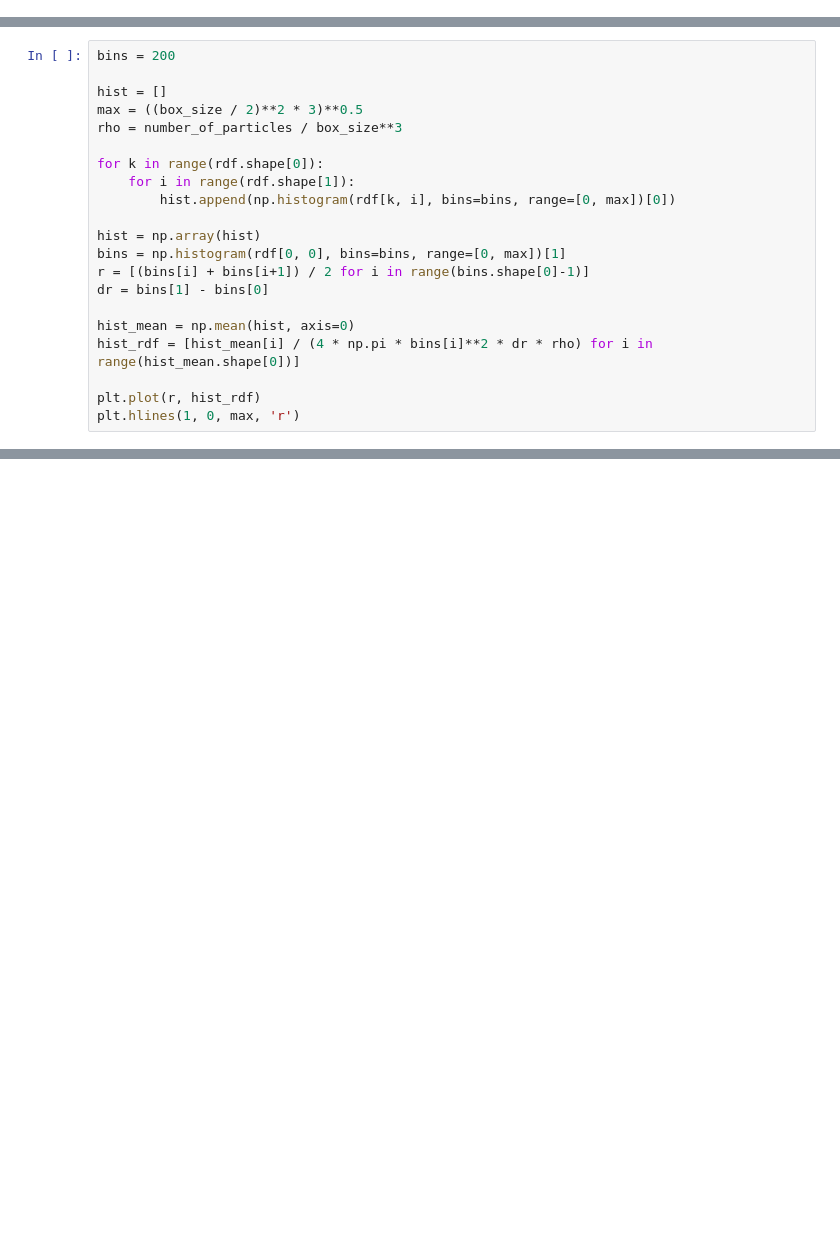
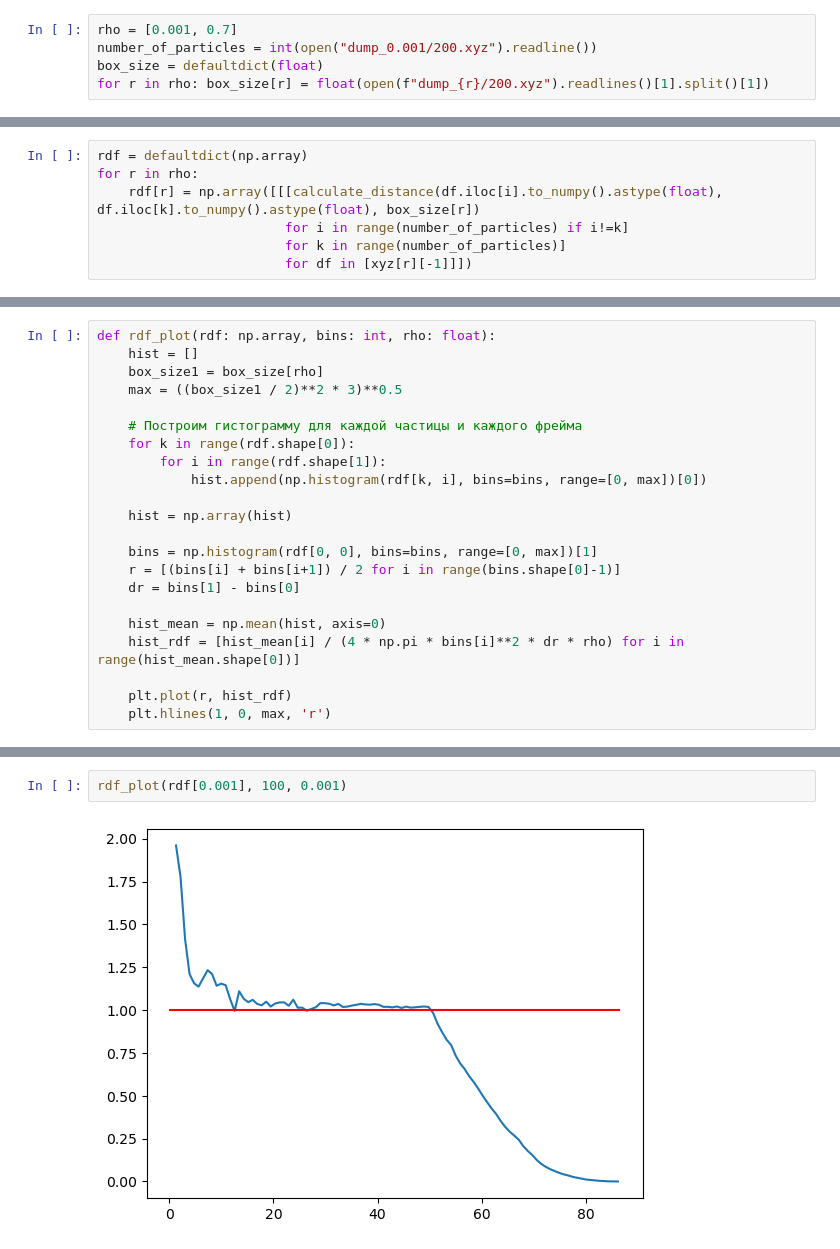
Before and after one commit to vitaemetus/md2024, a Jupyter notebook: 2_hw/1_task/rdf.ipynb, the cells around one changed output, grey strips where cells are left out. Saved outputs shown, nothing was run; the diff lists cells and outputs as text; blank space fills up the shorter version.

```diff
--- a/2_hw/1_task/rdf.ipynb
+++ b/2_hw/1_task/rdf.ipynb
@@ -4,0 +10,5 @@ import matplotlib.pyplot as plt
+# %%
+rho = [0.001, 0.7]
+number_of_particles = int(open("dump_0.001/200.xyz").readline())
+box_size = defaultdict(float)
+for r in rho: box_size[r] = float(open(f"dump_{r}/200.xyz").readlines()[1].split()[1])
@@ -28,0 +38,7 @@ rdf = np.array([[[calculate_distance(df.iloc[i].to_numpy().astype(float), df.ilo
+# %%
+rdf = defaultdict(np.array)
+for r in rho:
+    rdf[r] = np.array([[[calculate_distance(df.iloc[i].to_numpy().astype(float), df.iloc[k].to_numpy().astype(float), box_size[r])
+                        for i in range(number_of_particles) if i!=k]
+                        for k in range(number_of_particles)]
+                        for df in [xyz[r][-1]]])
@@ -29,21 +47,22 @@ rdf = np.array([[[calculate_distance(df.iloc[i].to_numpy().astype(float), df.ilo
 # %%
-bins = 200
+def rdf_plot(rdf: np.array, bins: int, rho: float):
+    hist = []
+    box_size1 = box_size[rho]
+    max = ((box_size1 / 2)**2 * 3)**0.5
 
-hist = []
-max = ((box_size / 2)**2 * 3)**0.5
-rho = number_of_particles / box_size**3
+    # Построим гистограмму для каждой частицы и каждого фрейма
+    for k in range(rdf.shape[0]):
+        for i in range(rdf.shape[1]):
+            hist.append(np.histogram(rdf[k, i], bins=bins, range=[0, max])[0])
 
-for k in range(rdf.shape[0]):
-    for i in range(rdf.shape[1]):
-        hist.append(np.histogram(rdf[k, i], bins=bins, range=[0, max])[0])
+    hist = np.array(hist)
 
-hist = np.array(hist)
-bins = np.histogram(rdf[0, 0], bins=bins, range=[0, max])[1]
-r = [(bins[i] + bins[i+1]) / 2 for i in range(bins.shape[0]-1)]
-dr = bins[1] - bins[0]
+    bins = np.histogram(rdf[0, 0], bins=bins, range=[0, max])[1]
+    r = [(bins[i] + bins[i+1]) / 2 for i in range(bins.shape[0]-1)]
+    dr = bins[1] - bins[0]
 
-hist_mean = np.mean(hist, axis=0)
-hist_rdf = [hist_mean[i] / (4 * np.pi * bins[i]**2 * dr * rho) for i in range(hist_mean.shape[0])]
+    hist_mean = np.mean(hist, axis=0)
+    hist_rdf = [hist_mean[i] / (4 * np.pi * bins[i]**2 * dr * rho) for i in range(hist_mean.shape[0])]
 
-plt.plot(r, hist_rdf)
-plt.hlines(1, 0, max, 'r')
+    plt.plot(r, hist_rdf)
+    plt.hlines(1, 0, max, 'r')
@@ -52,0 +71,4 @@ plt.hlines(1, 0, max, 'r')
+# %%
+rdf_plot(rdf[0.001], 100, 0.001)
+# %% [output]
+[figure, added]
```
Also changed, not shown: parts of 13 cells of this notebook, 10 other files.
